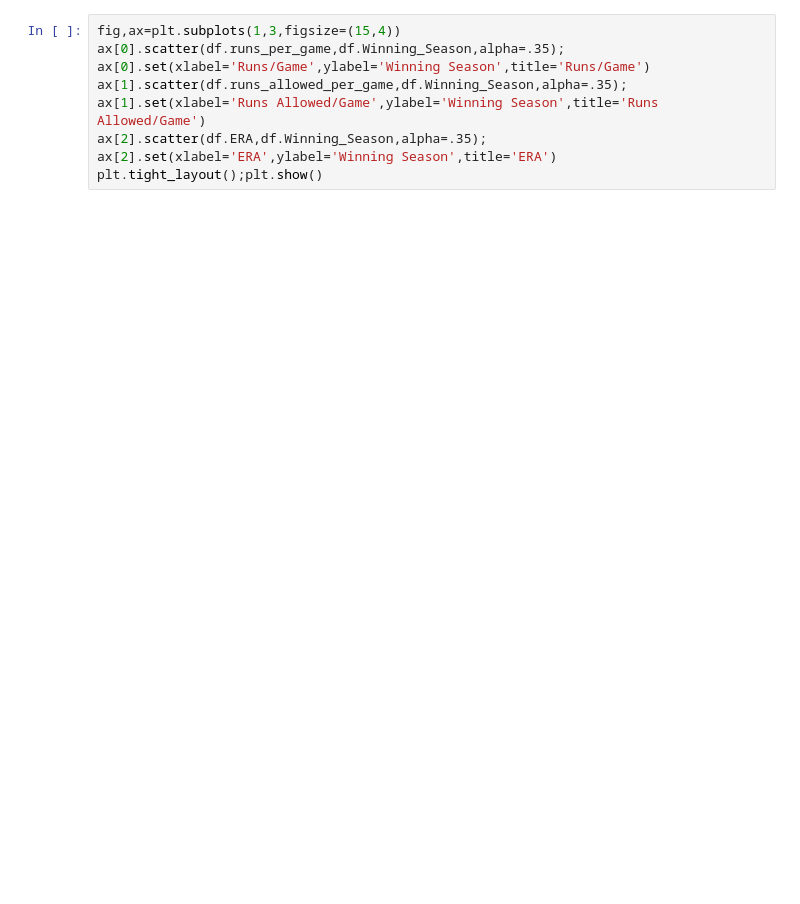
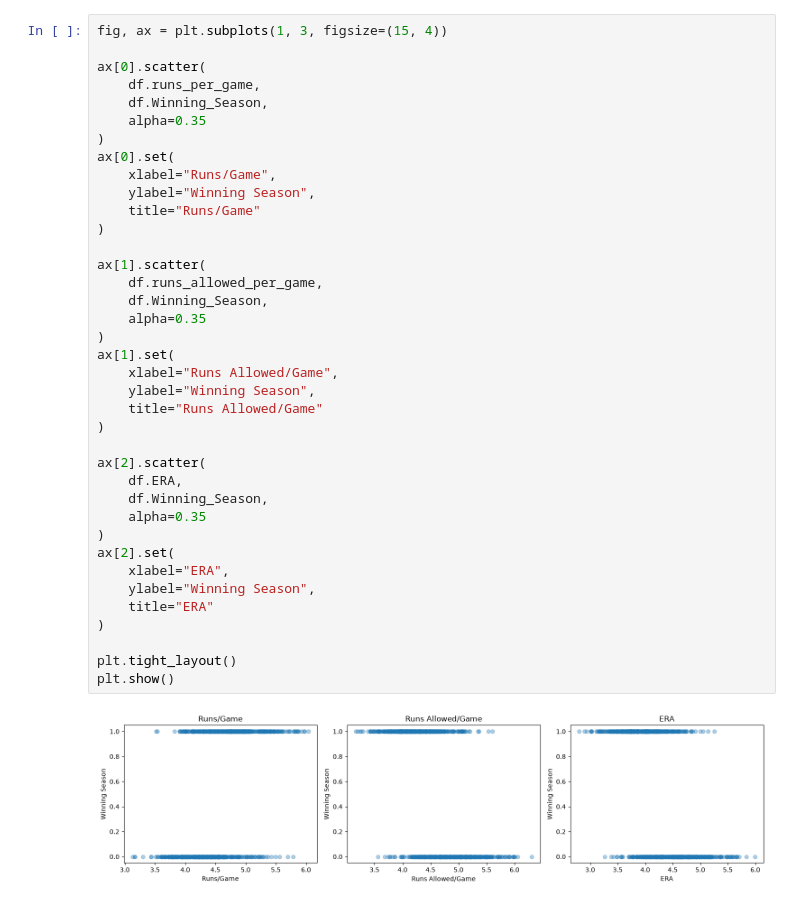
Before and after one commit to jasonhowe2/Project2, a Jupyter notebook: Project2_MLB_Hitting_vs_Pitching.ipynb, the cells around one changed output. Saved outputs shown, nothing was run; the diff lists cells and outputs as text; blank space fills up the shorter version.

```diff
--- a/Project2_MLB_Hitting_vs_Pitching.ipynb
+++ b/Project2_MLB_Hitting_vs_Pitching.ipynb
@@ -80,8 +141,42 @@ df[['W','R','RA','HR','ERA','SOA','G']].describe().T
 # %%
-fig,ax=plt.subplots(1,3,figsize=(15,4))
-ax[0].scatter(df.runs_per_game,df.Winning_Season,alpha=.35); ax[0].set(xlabel='Runs/Game',ylabel='Winning Season',title='Runs/Game')
-ax[1].scatter(df.runs_allowed_per_game,df.Winning_Season,alpha=.35); ax[1].set(xlabel='Runs Allowed/Game',ylabel='Winning Season',title='Runs Allowed/Game')
-ax[2].scatter(df.ERA,df.Winning_Season,alpha=.35); ax[2].set(xlabel='ERA',ylabel='Winning Season',title='ERA')
-plt.tight_layout();plt.show()
+fig, ax = plt.subplots(1, 3, figsize=(15, 4))
+
+ax[0].scatter(
+    df.runs_per_game,
+    df.Winning_Season,
+    alpha=0.35
+)
+ax[0].set(
+    xlabel="Runs/Game",
+    ylabel="Winning Season",
+    title="Runs/Game"
+)
+
+ax[1].scatter(
+    df.runs_allowed_per_game,
+    df.Winning_Season,
+    alpha=0.35
+)
+ax[1].set(
+    xlabel="Runs Allowed/Game",
+    ylabel="Winning Season",
+    title="Runs Allowed/Game"
+)
+
+ax[2].scatter(
+    df.ERA,
+    df.Winning_Season,
+    alpha=0.35
+)
+ax[2].set(
+    xlabel="ERA",
+    ylabel="Winning Season",
+    title="ERA"
+)
+
+plt.tight_layout()
+plt.show()
+# %% [output]
+[figure, added]
 # %%
 df[['Winning_Season']+combined].groupby('Winning_Season').mean().T.round(3)
```
Also changed, not shown: parts of 61 cells of this notebook.
